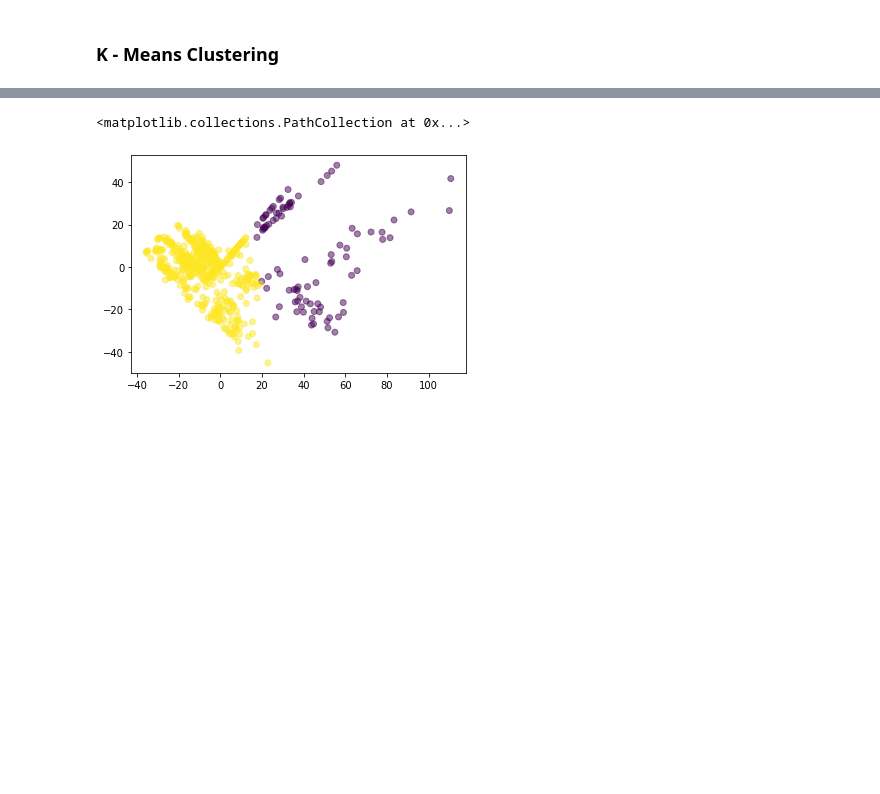
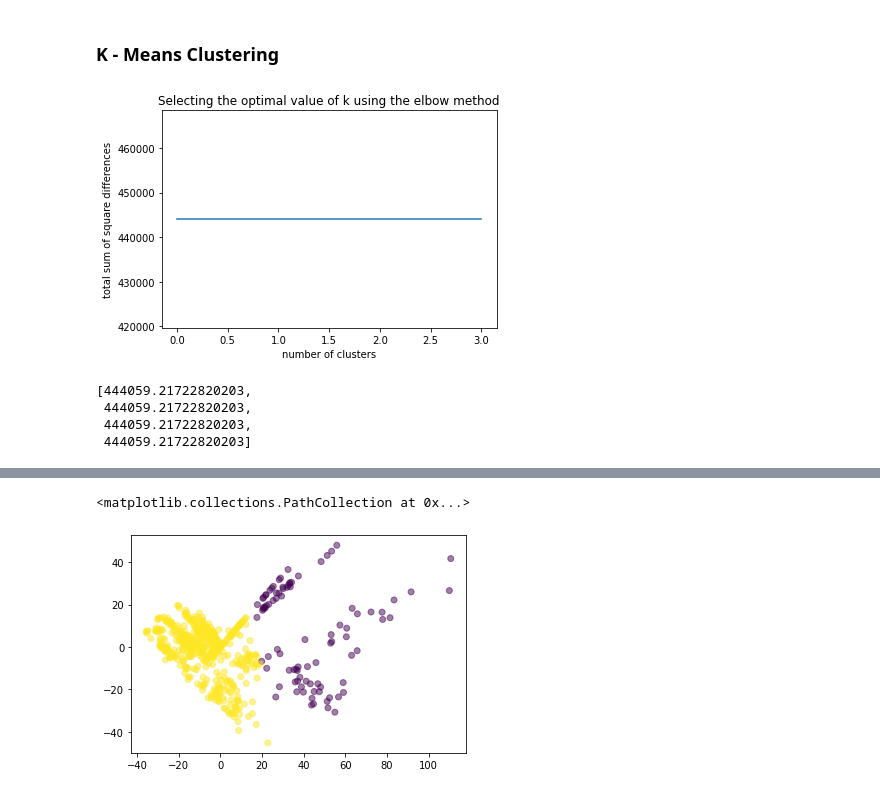
Before and after one commit to lfy05/Covid-19-Search-Trend-ML, a Jupyter notebook: Assignment1.ipynb, the cells around one changed output, grey strips where cells are left out. Cells and saved outputs as stored; diff of their text form; code cells hidden in the pictures; blank space fills up the shorter version.

```diff
--- a/Assignment1.ipynb
+++ b/Assignment1.ipynb
@@ -305,5 +304,47 @@ Text(0, 0.5, 'second principal direction')
 # %% [markdown]
 ### K - Means Clustering
+# %%
+from sklearn.cluster import KMeans
+from sklearn.metrics import silhouette_score
+
+def k_means(data, max_clusters ):
+
+    inertia_values = []
+    sil_scores = []
+
+    for val in range(1, max_clusters):
+        #val =+ 1
+        kmeans = KMeans(n_clusters = val, n_init = 30, init = 'k-means++')
+        kmeans.fit(data)
+        inertia_values.append(kmeans.inertia_)
+        if val >= 2:
+            sil_scores.append(silhouette_score(data, kmeans.labels_))
+
+    plt.plot(range(max_clusters), inertia_values)
+    plt.title('Selecting the optimal value of k using the elbow method')
+    plt.xlabel('number of clusters')
+    plt.ylabel('total sum of square differences')
+    plt.show()
+
+    #plt.figure()
+    #plt.plot(range(max_clusters - 1), sil_scores)
+    #plt.title('Selecting the optimal value of k using the silhouette method')
+    #plt.xlabel('number of clusters')
+    #plt.ylabel('silhouette scores')
+    #plt.show()
+
+    return inertia_values
+# %%
+ini = k_means(searchTrendDataPCA, 4)
+# %% [output]
+[figure, added]
+# %%
+ini
+# %% [output]
+[444059.21722820203,
+ 444059.21722820203,
+ 444059.21722820203,
+ 444059.21722820203]
 # %%
 ## K-Means on searchTrendDataPCA
 
```
Also changed, not shown: parts of 19 cells of this notebook.
